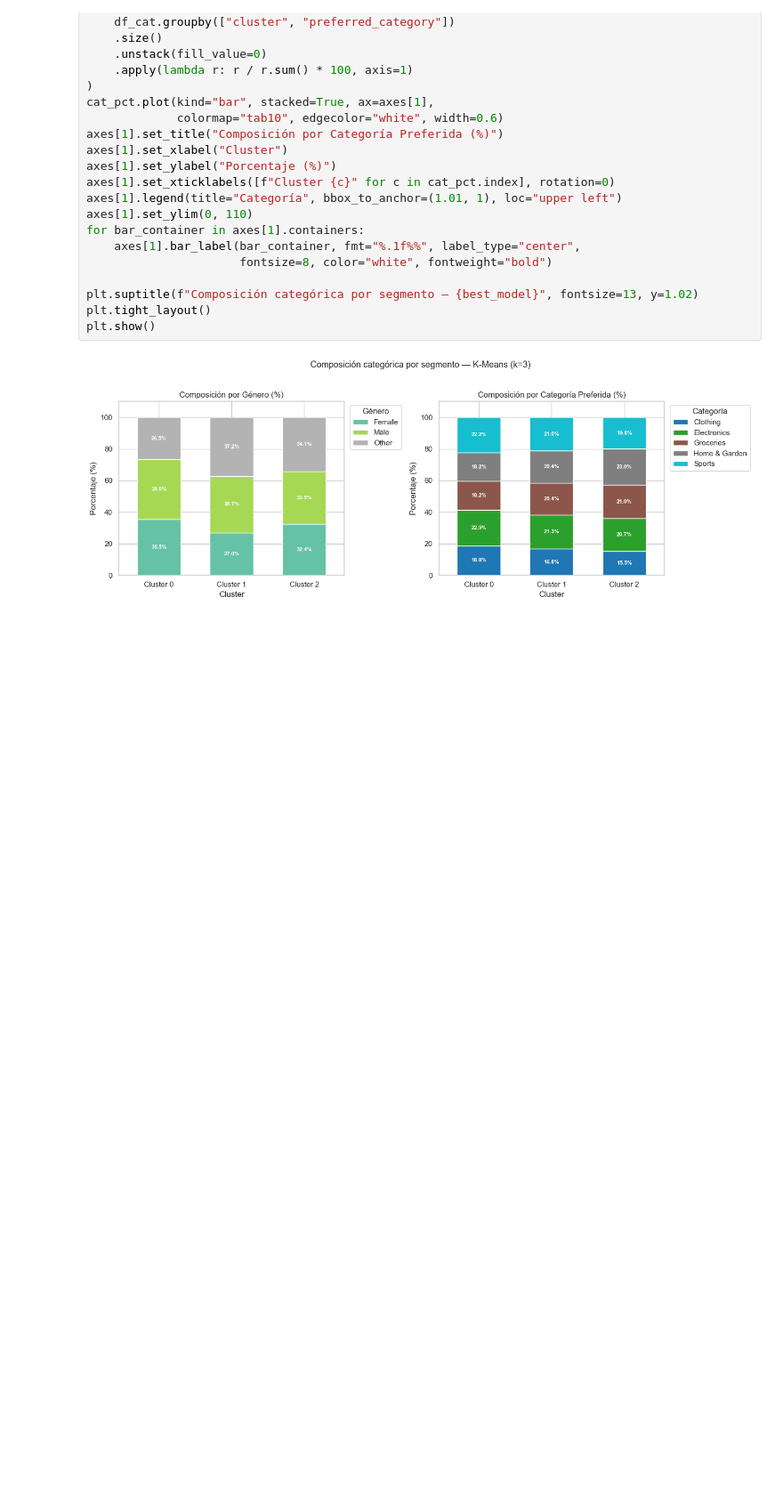
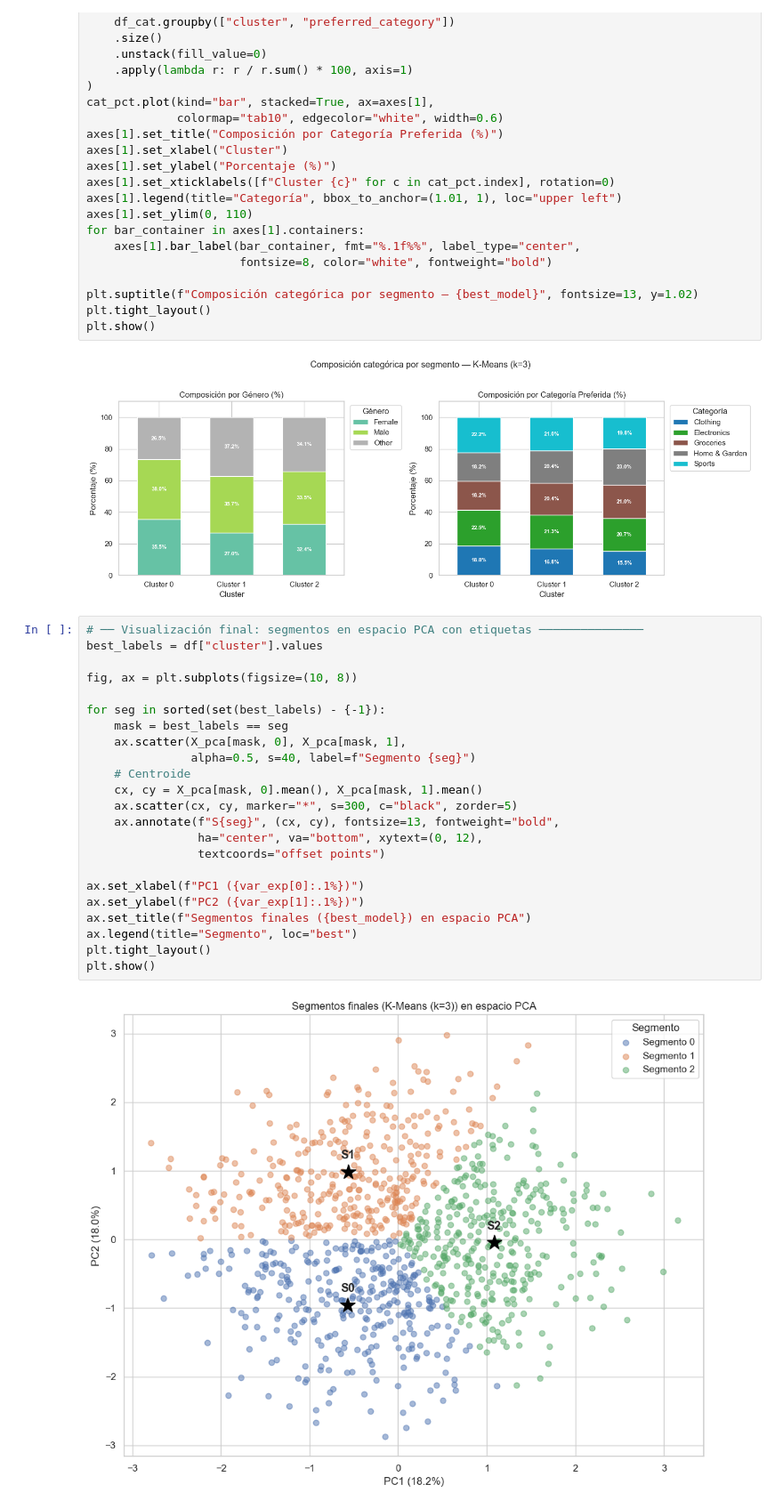
Before and after one commit to darc-17/Sandbox_HE2_DavidRodriguez, a Jupyter notebook: Taller 1/Punto 3. Segmentacion de Clientes para Estrategia Comercial/preprocessymodelamiento_punto3.ipynb, the cells around one changed output. Shown at 89% size. Saved outputs shown, nothing was run; the diff lists cells and outputs as text; blank space fills up the shorter version.

Commit message:
visualizacion final

```diff
--- a/Taller 1/Punto 3. Segmentacion de Clientes para Estrategia Comercial/preprocessymodelamiento_punto3.ipynb
+++ b/Taller 1/Punto 3. Segmentacion de Clientes para Estrategia Comercial/preprocessymodelamiento_punto3.ipynb
@@ -770,3 +770,28 @@ plt.tight_layout()
 plt.show()
 # %% [output]
 [figure]
+# %%
+# ── Visualización final: segmentos en espacio PCA con etiquetas ───────────────
+best_labels = df["cluster"].values
+
+fig, ax = plt.subplots(figsize=(10, 8))
+
+for seg in sorted(set(best_labels) - {-1}):
+    mask = best_labels == seg
+    ax.scatter(X_pca[mask, 0], X_pca[mask, 1],
+               alpha=0.5, s=40, label=f"Segmento {seg}")
+    # Centroide
+    cx, cy = X_pca[mask, 0].mean(), X_pca[mask, 1].mean()
+    ax.scatter(cx, cy, marker="*", s=300, c="black", zorder=5)
+    ax.annotate(f"S{seg}", (cx, cy), fontsize=13, fontweight="bold",
+                ha="center", va="bottom", xytext=(0, 12),
+                textcoords="offset points")
+
+ax.set_xlabel(f"PC1 ({var_exp[0]:.1%})")
+ax.set_ylabel(f"PC2 ({var_exp[1]:.1%})")
+ax.set_title(f"Segmentos finales ({best_model}) en espacio PCA")
+ax.legend(title="Segmento", loc="best")
+plt.tight_layout()
+plt.show()
+# %% [output]
+[figure, added]
```
